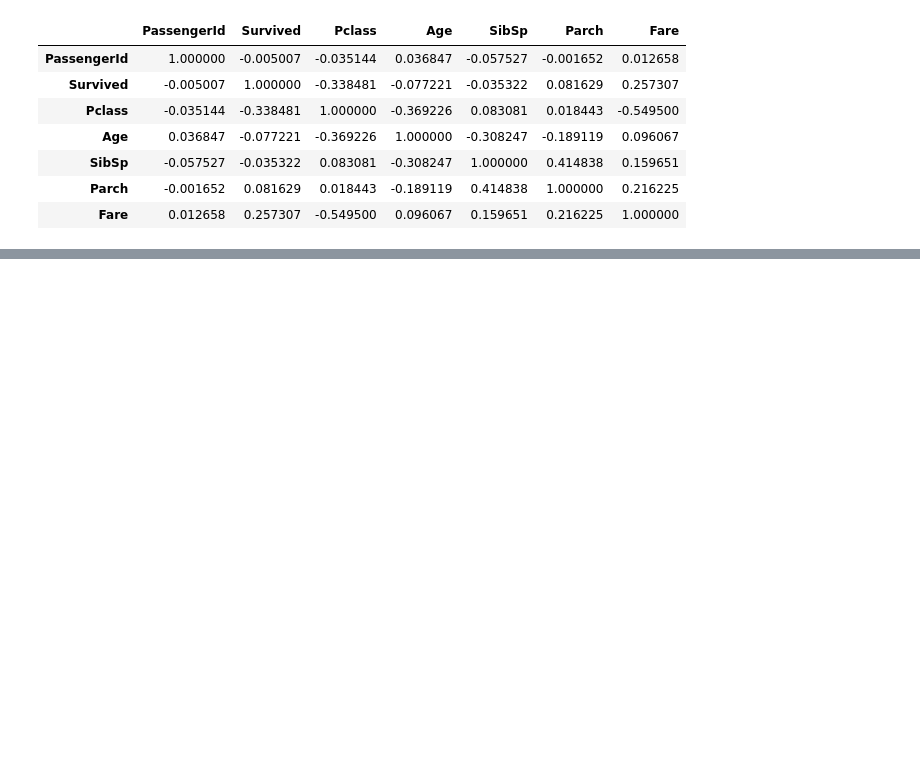
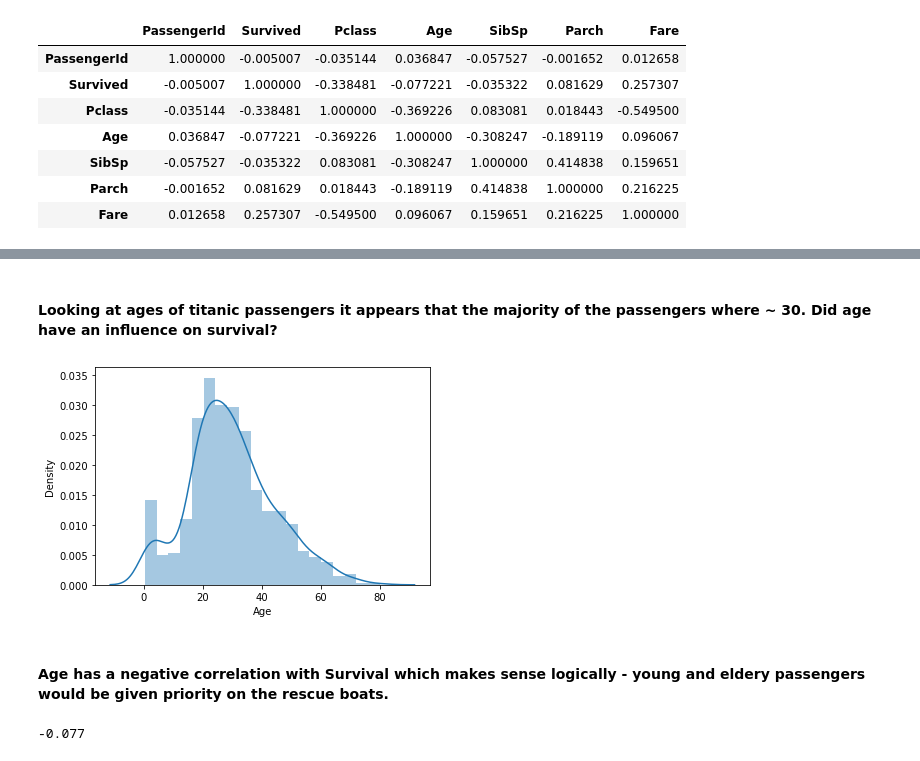
Before and after one commit to Thop2/TitanicSurvivalPrediction, a Jupyter notebook: TitanicEDA.ipynb, the cells around one changed output, grey strips where cells are left out. Saved outputs shown, nothing was run; the diff lists cells and outputs as text; code cells hidden in the pictures; blank space fills up the shorter version.

```diff
--- a/TitanicEDA.ipynb
+++ b/TitanicEDA.ipynb
@@ -97,0 +118,14 @@ titanictrain.corr()
+# %% [markdown]
+#### Looking at ages of titanic passengers it appears that the majority of the passengers where ~ 30. Did age have an influence on survival?
+# %%
+sns.distplot(titanictrain['Age'], hist=True)
+plt.show()
+# %% [output]
+[figure, added]
+# %% [markdown]
+#### Age has a negative correlation with Survival which makes sense logically - young and eldery passengers would be given priority on the rescue boats.
+# %%
+corr = titanictrain['Age'].corr(titanictrain['Survived'])
+print(round(corr, 3))
+# %% [output]
+-0.077
```
Also changed, not shown: parts of 15 cells of this notebook.
